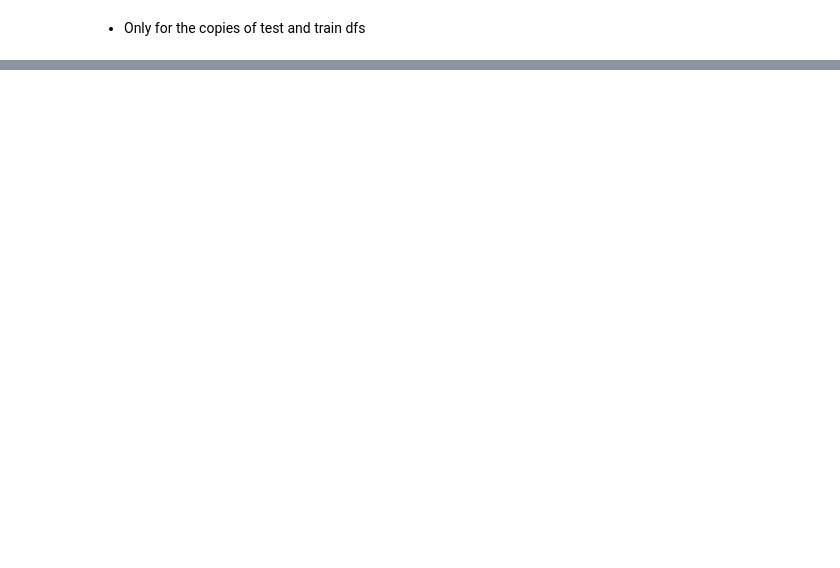
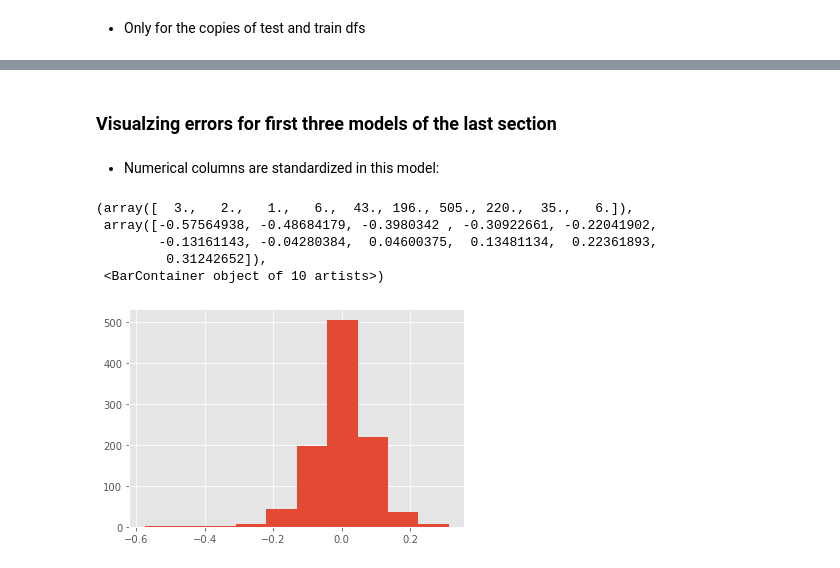
Before and after one commit to suhitasva/ML_Project, a Jupyter notebook: PLR_models.ipynb, the cells around one changed output, grey strips where cells are left out. Cells and saved outputs as stored; diff of their text form; code cells hidden in the pictures; blank space fills up the shorter version.

```diff
--- a/PLR_models.ipynb
+++ b/PLR_models.ipynb
@@ -197,0 +176,15 @@ std_num_cols(test_df_cpy)
+# %%
+## Separating x and y variables for test-train split (main df)
+
+house_x = train_df.drop(['SalePrice'], axis=1)
+house_y = train_df['SalePrice']
+
+## Separating x and y variables for test-train split (copy df)
+
+house_x_cpy = train_df_cpy.drop(['SalePrice'], axis=1)
+house_y_cpy = train_df_cpy['SalePrice']
+
+# Train test 70:30 split
+
+trainX, testX, trainY, testY = train_test_split(house_x, house_y, random_state=42, test_size=0.3)
+trainXcp, testXcp, trainYcp, testYcp = train_test_split(house_x_cpy, house_y_cpy, random_state=42, test_size=0.3)
@@ -197,0 +313,14 @@ std_num_cols(test_df_cpy)
+# %%
+# Applying log-transformation on the x features (both datasets)
+
+trfm = FunctionTransformer(func=np.log1p)
+
+trainX_trans = trfm.fit_transform(trainX)
+trainXcp_trans = trfm.fit_transform(trainXcp)
+testX_trans = trfm.fit_transform(testX)
+testXcp_trans = trfm.fit_transform(testXcp)
+# %%
+# Numerical columns standardized:
+
+ridge_base32 = Ridge()
+model_results(trainXcp_trans, np.log(trainYcp), testXcp_trans, np.log(testYcp), ridge_base32, show = True)
@@ -197,0 +380,14 @@ std_num_cols(test_df_cpy)
+# %% [markdown]
+### Visualzing errors for first three models of the last section
+# %% [markdown]
+- Numerical columns are standardized in this model:
+# %%
+residuals = np.log(trainYcp) - ridge_base32.predict(trainXcp_trans)
+plt.hist(residuals)
+# %% [output]
+(array([  3.,   2.,   1.,   6.,  43., 196., 505., 220.,  35.,   6.]),
+ array([-0.57564938, -0.48684179, -0.3980342 , -0.30922661, -0.22041902,
+        -0.13161143, -0.04280384,  0.04600375,  0.13481134,  0.22361893,
+         0.31242652]),
+ <BarContainer object of 10 artists>)
+[figure, added]
```
Also changed, not shown: parts of 39 cells of this notebook.
